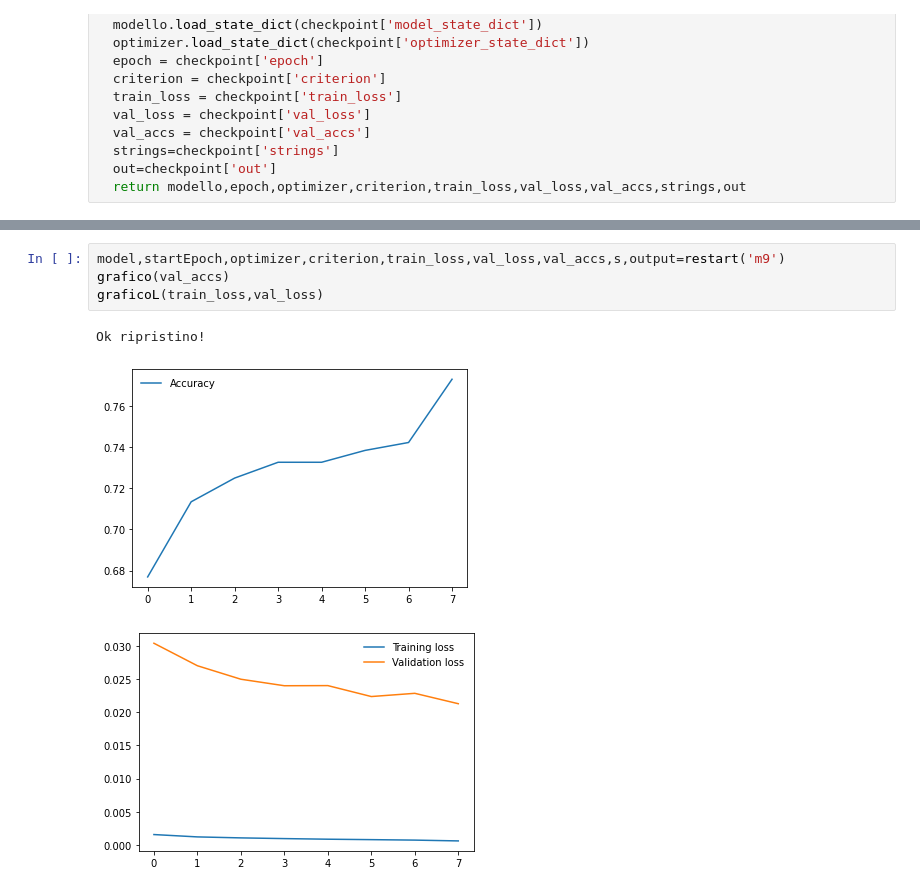
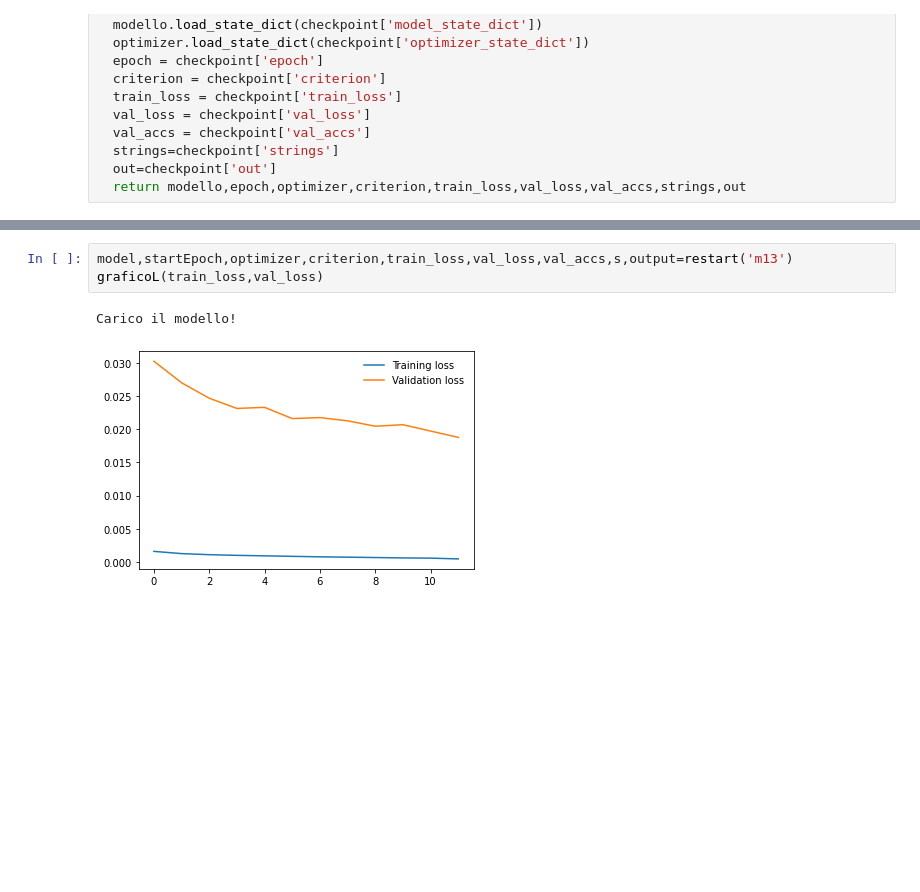
Before and after one commit to Elmaravilla7/ProgettoCV, a Jupyter notebook: Esame204898.ipynb, the cells around one changed output, grey strips where cells are left out. Drawn from its saved outputs; the diff is of its cells as text; blank space fills up the shorter version.

```diff
--- a/Esame204898.ipynb
+++ b/Esame204898.ipynb
@@ -779,9 +883,7 @@ Ok ripristino!
 # %%
-model,startEpoch,optimizer,criterion,train_loss,val_loss,val_accs,s,output=restart('m9')
-grafico(val_accs)
+model,startEpoch,optimizer,criterion,train_loss,val_loss,val_accs,s,output=restart('m13')
 graficoL(train_loss,val_loss)
 # %% [output]
-Ok ripristino!
+Carico il modello!
-[figure, old version]
+[figure, new version]
-[figure, removed]
 # %%
```
Also changed, not shown: parts of 22 cells of this notebook.
